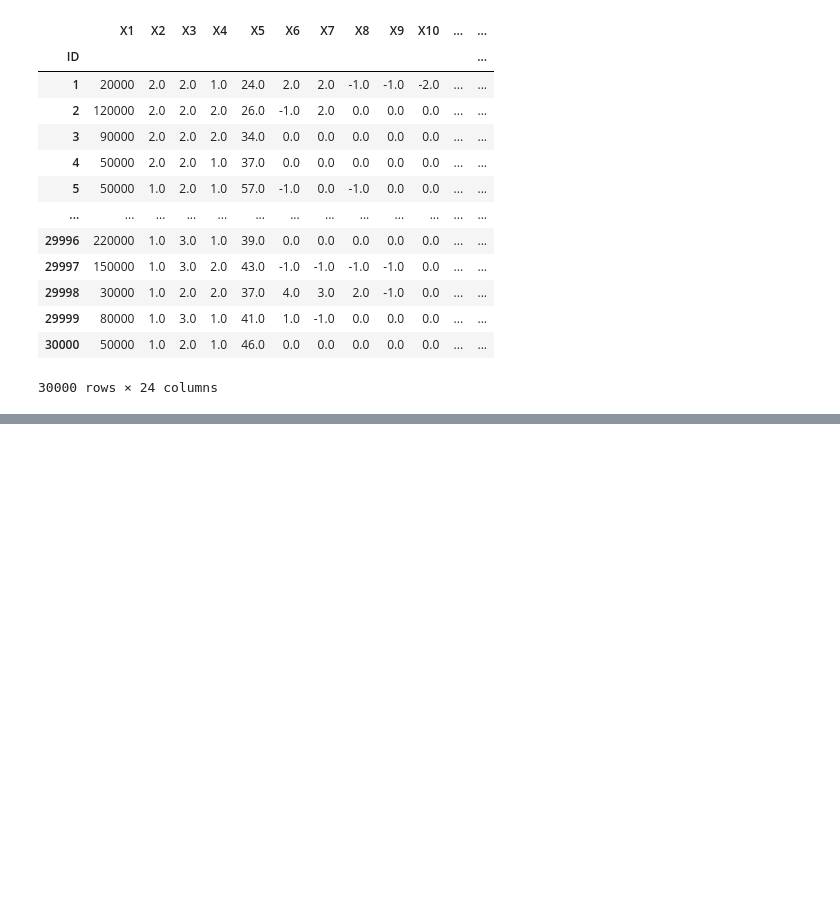
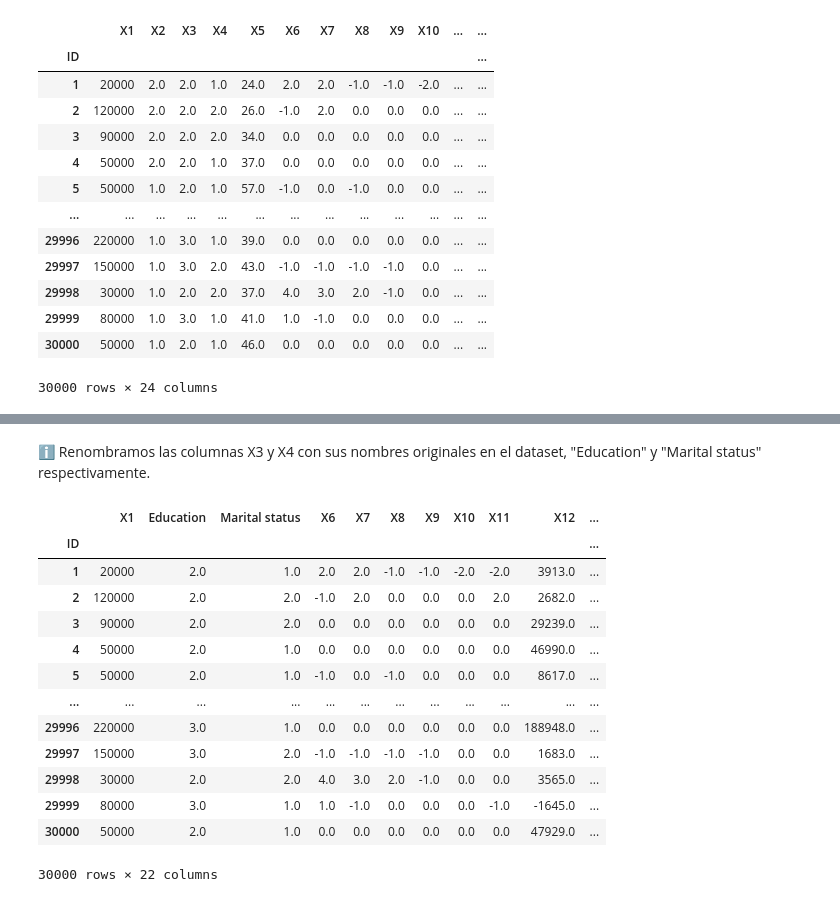
Before and after one commit to PosgradoMNA/actividades-de-aprendizaje-A01793509, a Jupyter notebook: Semana 3 - Actividad 1.ipynb, the cells around one changed output, grey strips where cells are left out. Drawn from its saved outputs; the diff is of its cells as text; code cells hidden in the pictures; blank space fills up the shorter version.

```diff
--- a/Semana 3 - Actividad 1.ipynb
+++ b/Semana 3 - Actividad 1.ipynb
@@ -537,0 +745,20 @@ ndf
+# %% [markdown]
+ℹ Renombramos las columnas X3 y X4 con sus nombres originales en el dataset, "Education" y "Marital status" respectivamente.
+# %%
+ndf2.rename(columns = {'X3' : 'Education', 'X4': 'Marital status'}, inplace = True)
+ndf2
+# %% [output]
+|  | X1 | Education | Marital status | X6 | X7 | X8 | X9 | X10 | X11 | X12 | ... |
+| ID |  |  |  |  |  |  |  |  |  |  | ... |
+| 1 | 20000 | 2.0 | 1.0 | 2.0 | 2.0 | -1.0 | -1.0 | -2.0 | -2.0 | 3913.0 | ... |
+| 2 | 120000 | 2.0 | 2.0 | -1.0 | 2.0 | 0.0 | 0.0 | 0.0 | 2.0 | 2682.0 | ... |
+| 3 | 90000 | 2.0 | 2.0 | 0.0 | 0.0 | 0.0 | 0.0 | 0.0 | 0.0 | 29239.0 | ... |
+| 4 | 50000 | 2.0 | 1.0 | 0.0 | 0.0 | 0.0 | 0.0 | 0.0 | 0.0 | 46990.0 | ... |
+| 5 | 50000 | 2.0 | 1.0 | -1.0 | 0.0 | -1.0 | 0.0 | 0.0 | 0.0 | 8617.0 | ... |
+| ... | ... | ... | ... | ... | ... | ... | ... | ... | ... | ... | ... |
+| 29996 | 220000 | 3.0 | 1.0 | 0.0 | 0.0 | 0.0 | 0.0 | 0.0 | 0.0 | 188948.0 | ... |
+| 29997 | 150000 | 3.0 | 2.0 | -1.0 | -1.0 | -1.0 | -1.0 | 0.0 | 0.0 | 1683.0 | ... |
+| 29998 | 30000 | 2.0 | 2.0 | 4.0 | 3.0 | 2.0 | -1.0 | 0.0 | 0.0 | 3565.0 | ... |
+| 29999 | 80000 | 3.0 | 1.0 | 1.0 | -1.0 | 0.0 | 0.0 | 0.0 | -1.0 | -1645.0 | ... |
+| 30000 | 50000 | 2.0 | 1.0 | 0.0 | 0.0 | 0.0 | 0.0 | 0.0 | 0.0 | 47929.0 | ... |
+30000 rows × 22 columns
```
Also changed, not shown: parts of 27 cells of this notebook.
